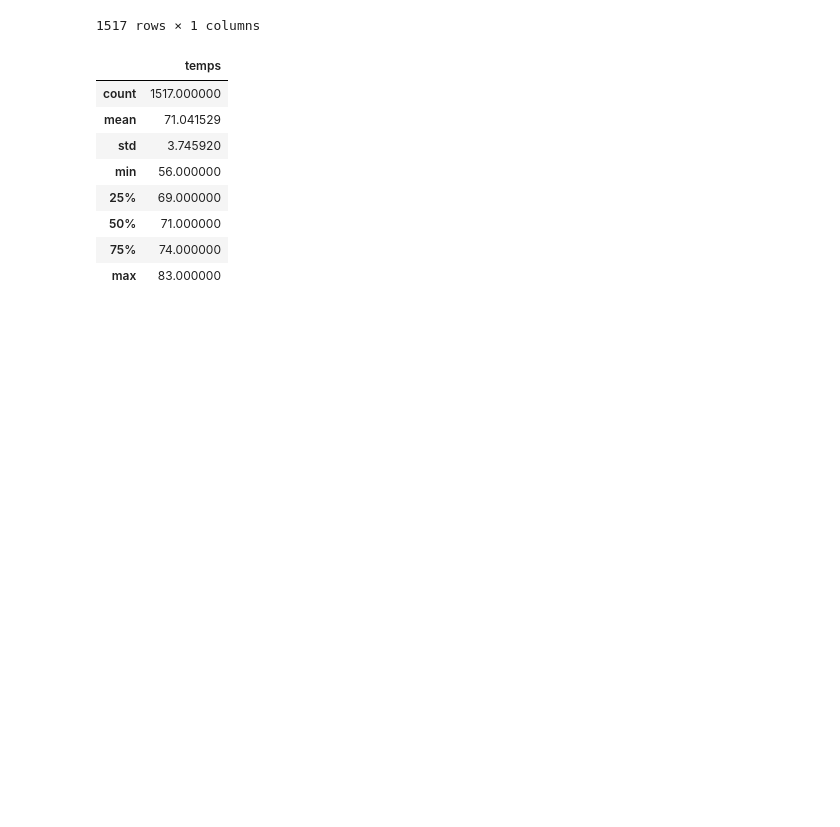
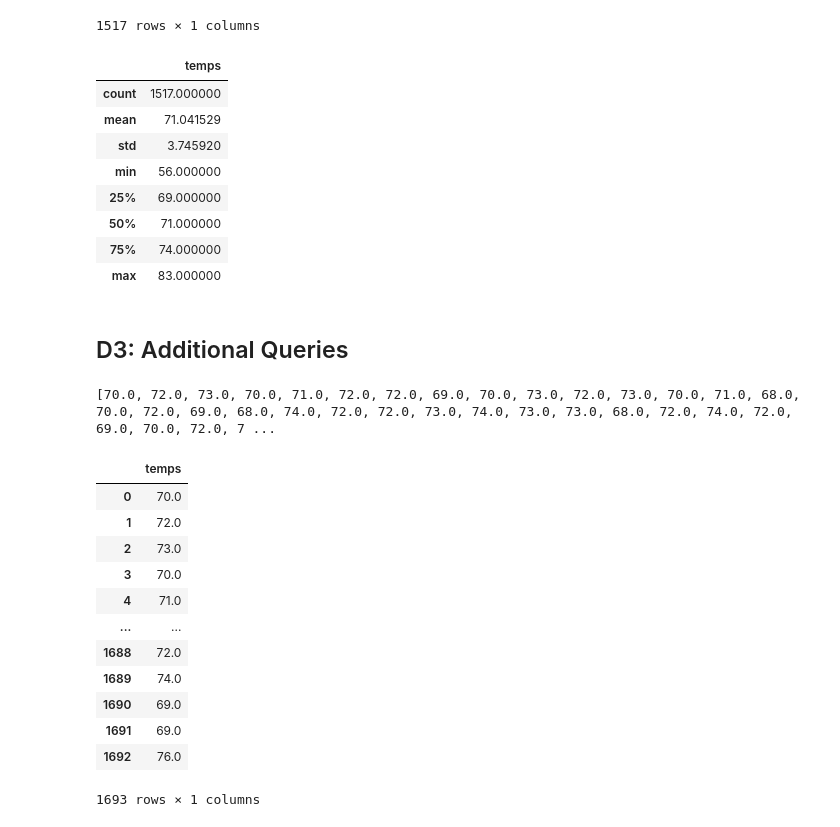
Before and after one commit to weihaolun/surfs_up, a Jupyter notebook: SurfsUp_Challenge.ipynb, the cells around one changed output. Cells and saved outputs as stored; diff of their text form; code cells hidden in the pictures; blank space fills up the shorter version.

```diff
--- a/SurfsUp_Challenge.ipynb
+++ b/SurfsUp_Challenge.ipynb
@@ -109,3 +109,32 @@ december_df.describe()
 | 50% | 71.000000 |
 | 75% | 74.000000 |
 | max | 83.000000 |
+# %% [markdown]
+## D3: Additional Queries
+# %%
+# 1.1 Write a query that filters the Measurement table to retrieve the temperatures for the month of March.
+march_temps = session.query(Measurement).filter(extract('month', Measurement.date) == 3)
+# %%
+# 1.2 Convert the December temperatures to a list.
+march_temps_list = [temp.tobs for temp in march_temps]
+print(march_temps_list)
+# %% [output]
+[70.0, 72.0, 73.0, 70.0, 71.0, 72.0, 72.0, 69.0, 70.0, 73.0, 72.0, 73.0, 70.0, 71.0, 68.0, 70.0, 72.0, 69.0, 68.0, 74.0, 72.0, 72.0, 73.0, 74.0, 73.0, 73.0, 68.0, 72.0, 74.0, 72.0, 69.0, 70.0, 72.0, 7 ...
+# %%
+# 1.3 Create a DataFrame from the list of temperatures for the month of December.
+march_df = pd.DataFrame(march_temps_list, columns=["temps"])
+march_df
+# %% [output]
+|  | temps |
+| 0 | 70.0 |
+| 1 | 72.0 |
+| 2 | 73.0 |
+| 3 | 70.0 |
+| 4 | 71.0 |
+| ... | ... |
+| 1688 | 72.0 |
+| 1689 | 74.0 |
+| 1690 | 69.0 |
+| 1691 | 69.0 |
+| 1692 | 76.0 |
+1693 rows × 1 columns
```
Also changed, not shown: parts of 5 cells of this notebook.
